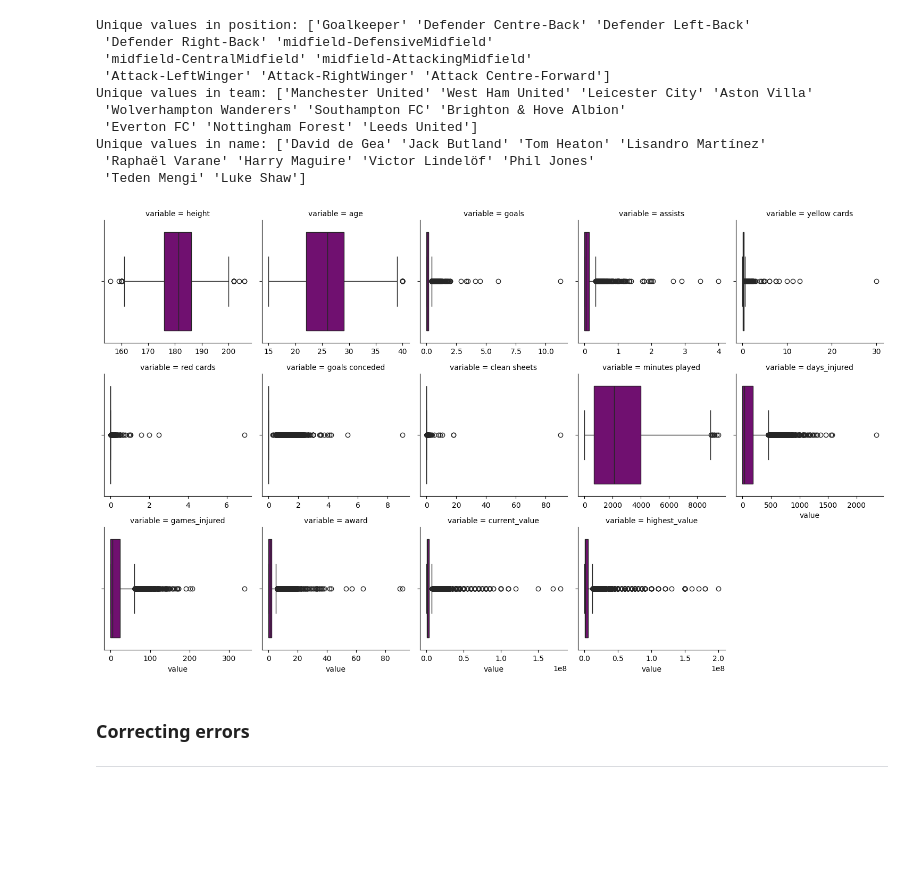
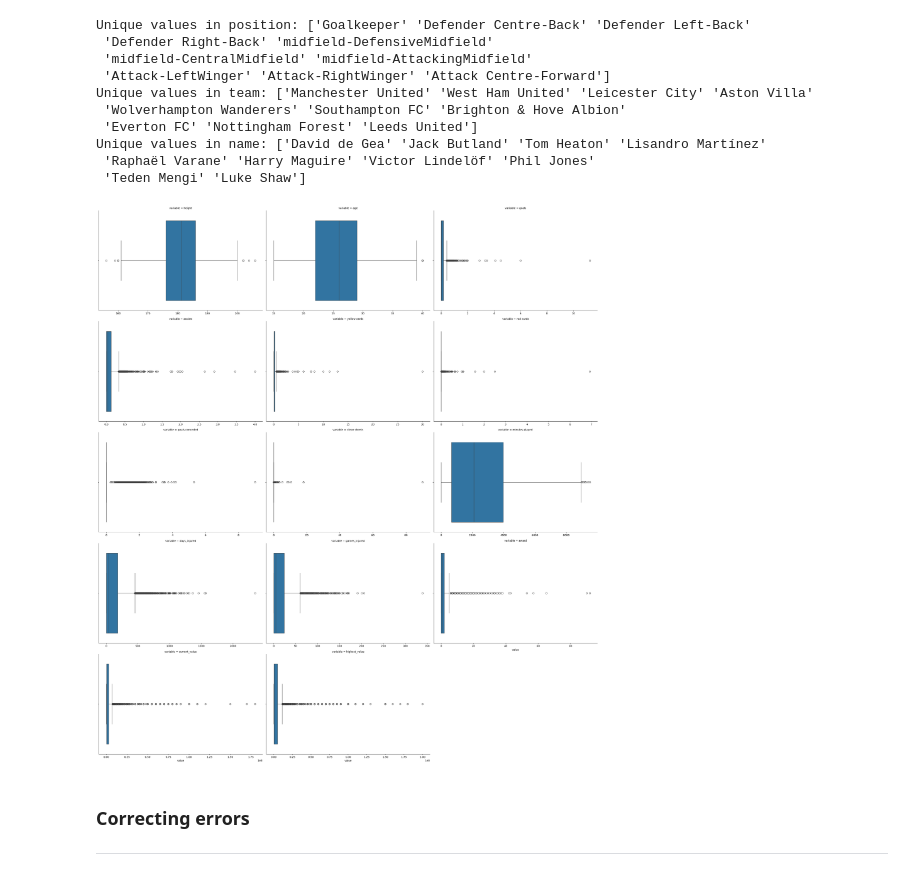
Before and after one commit to Tuwaiq-DS-ML-bootcamp-V-6/Use-case-7, a Jupyter notebook: EDA and Machine Learning.ipynb, the cells around one changed output. Saved outputs shown, nothing was run; the diff lists cells and outputs as text; code cells hidden in the pictures; blank space fills up the shorter version.

```diff
--- a/EDA and Machine Learning.ipynb
+++ b/EDA and Machine Learning.ipynb
@@ -32,7 +44,7 @@ from sklearn.cluster import KMeans
 We can now load the dataset into pandas using the read_csv() function. This converts the CSV file into a Pandas dataframe.
 # %%
 #Read in the csv file and convert to a Pandas dataframe
-sports = pd.read_csv("Data/final_data.csv")
+df = pd.read_csv("Data/final_data.csv")
 # %% [markdown]
 ### Viewing the dataframe
 We can get a quick sense of the size of our dataset by using the shape method. This returns a tuple with the number of rows and columns in the dataset.
@@ -394,10 +385,10 @@ dtypes: float64(9), int64(9), object(4)
 memory usage: 1.8+ MB
 # %%
 
-sports['team'] = sports['team'].str.replace('&amp;', '&')
-sports['team'] = sports['team'].str.strip()
+df['team'] = df['team'].str.replace('&amp;', '&')
+df['team'] = df['team'].str.strip()
 
-sports['team'].unique()
+df['team'].unique()
 # %% [output]
 array(['Manchester United', 'West Ham United', 'Leicester City',
        'Aston Villa', 'Wolverhampton Wanderers', 'Southampton FC',
@@ -417,11 +408,11 @@ array(['Manchester United', 'West Ham United', 'Leicester City',
        'Melbourne City FC', 'Sydney FC', 'Adelaide United',
        'Western Sydney Wanderers'], dtype=object)
 # %%
-sports.loc[sports['age'] < 15, 'age'] = 15
-sports.loc[sports['age'] > 40, 'age'] = 40
+df.loc[df['age'] < 15, 'age'] = 15
+df.loc[df['age'] > 40, 'age'] = 40
 
 # Display summary statistics for age after correction
-sports['age'].describe()
+df['age'].describe()
 # %% [output]
 count    10754.000000
 mean        26.039765
@@ -456,15 +447,16 @@ Unique values in name: ['David de Gea' 'Jack Butland' 'Tom Heaton' 'Lisandro Mar
 # %%
 numerical_columns = ['height', 'age', 'goals', 'assists', 'yellow cards', 'red cards',
                      'goals conceded', 'clean sheets', 'minutes played', 'days_injured',
                      'games_injured', 'award', 'current_value', 'highest_value']
 
-long_data = pd.melt(sports, value_vars=numerical_columns)
 
-g = sns.FacetGrid(long_data, col="variable", col_wrap=5, height=3, aspect=1, sharex=False)
-g.map(sns.boxplot, "value", color="purple")
+long_data = pd.melt(df, value_vars=numerical_columns)
+
+g = sns.FacetGrid(long_data, col="variable", col_wrap=3, height=6, aspect=1.5, sharex=False)
+g.map(sns.boxplot, "value")
 plt.show()
 # %% [output]
-[figure, old version]
+[figure, new version]
 # %% [markdown]
 ### Correcting errors
 
```
Also changed, not shown: parts of 177 cells of this notebook.
